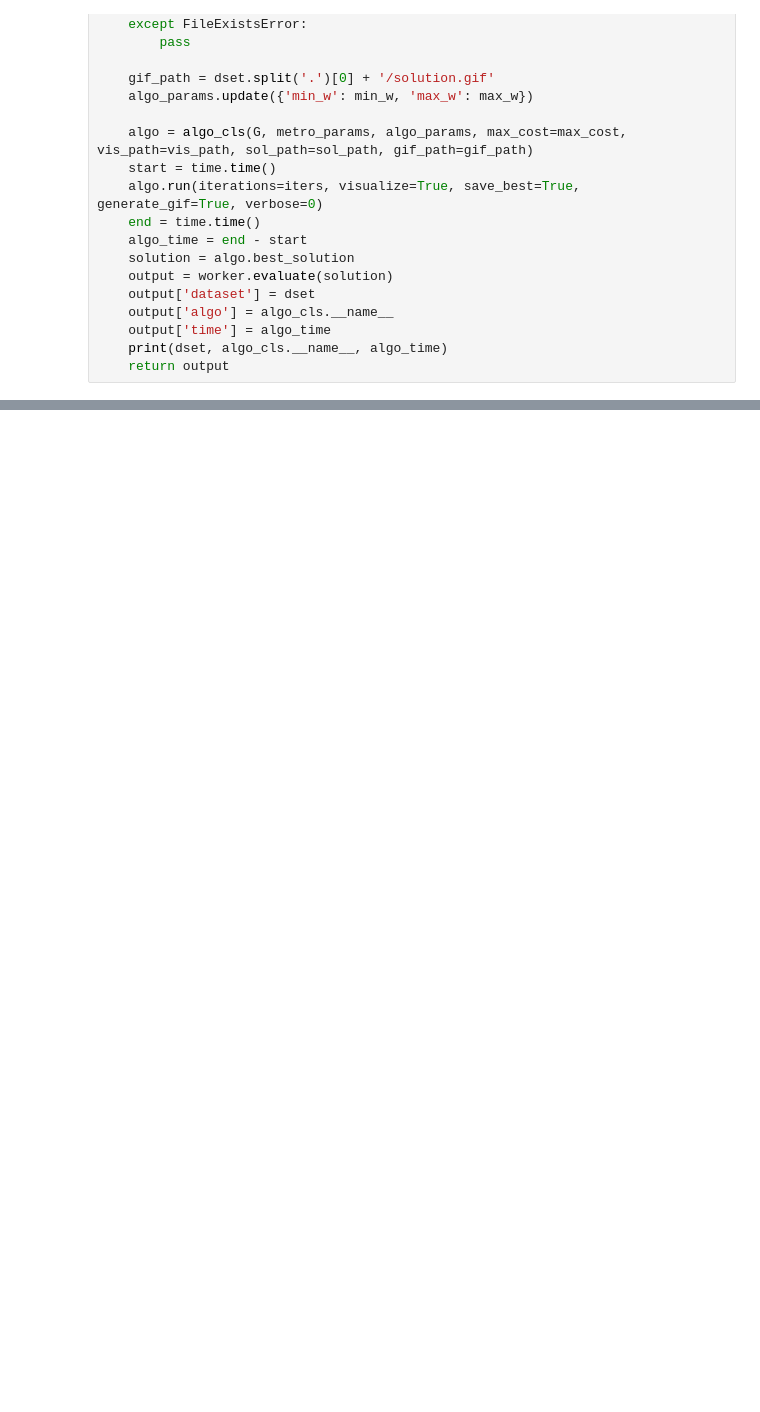
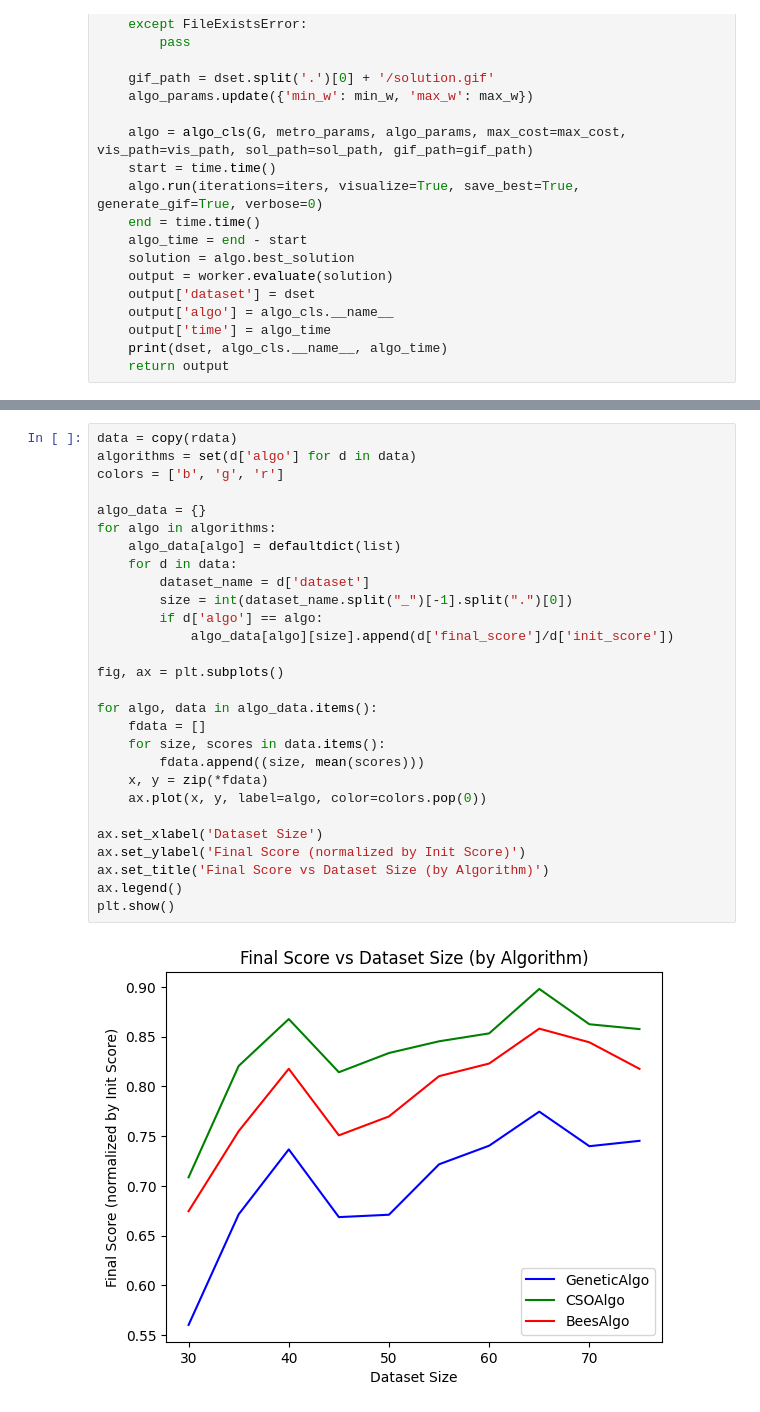
Before and after one commit to Rusiek/New-Metro-Line, a Jupyter notebook: tests.ipynb, the cells around one changed output, grey strips where cells are left out. Drawn from its saved outputs; the diff is of its cells as text; blank space fills up the shorter version.

```diff
--- a/tests.ipynb
+++ b/tests.ipynb
@@ -91,0 +137,30 @@ Handling dataset: /home/piotr/stdia/BO_SEM6/New-Metro-Line/benchmark/test/Cluste
+# %%
+data = copy(rdata)
+algorithms = set(d['algo'] for d in data)
+colors = ['b', 'g', 'r']
+
+algo_data = {}
+for algo in algorithms:
+    algo_data[algo] = defaultdict(list)
+    for d in data:
+        dataset_name = d['dataset']
+        size = int(dataset_name.split("_")[-1].split(".")[0])
+        if d['algo'] == algo:
+            algo_data[algo][size].append(d['final_score']/d['init_score'])
+
+fig, ax = plt.subplots()
+
+for algo, data in algo_data.items():
+    fdata = []
+    for size, scores in data.items():
+        fdata.append((size, mean(scores)))
+    x, y = zip(*fdata)
+    ax.plot(x, y, label=algo, color=colors.pop(0))
+
+ax.set_xlabel('Dataset Size')
+ax.set_ylabel('Final Score (normalized by Init Score)')
+ax.set_title('Final Score vs Dataset Size (by Algorithm)')
+ax.legend()
+plt.show()
+# %% [output]
+[figure, added]
```
Also changed, not shown: parts of 5 cells of this notebook, 5 other files.
